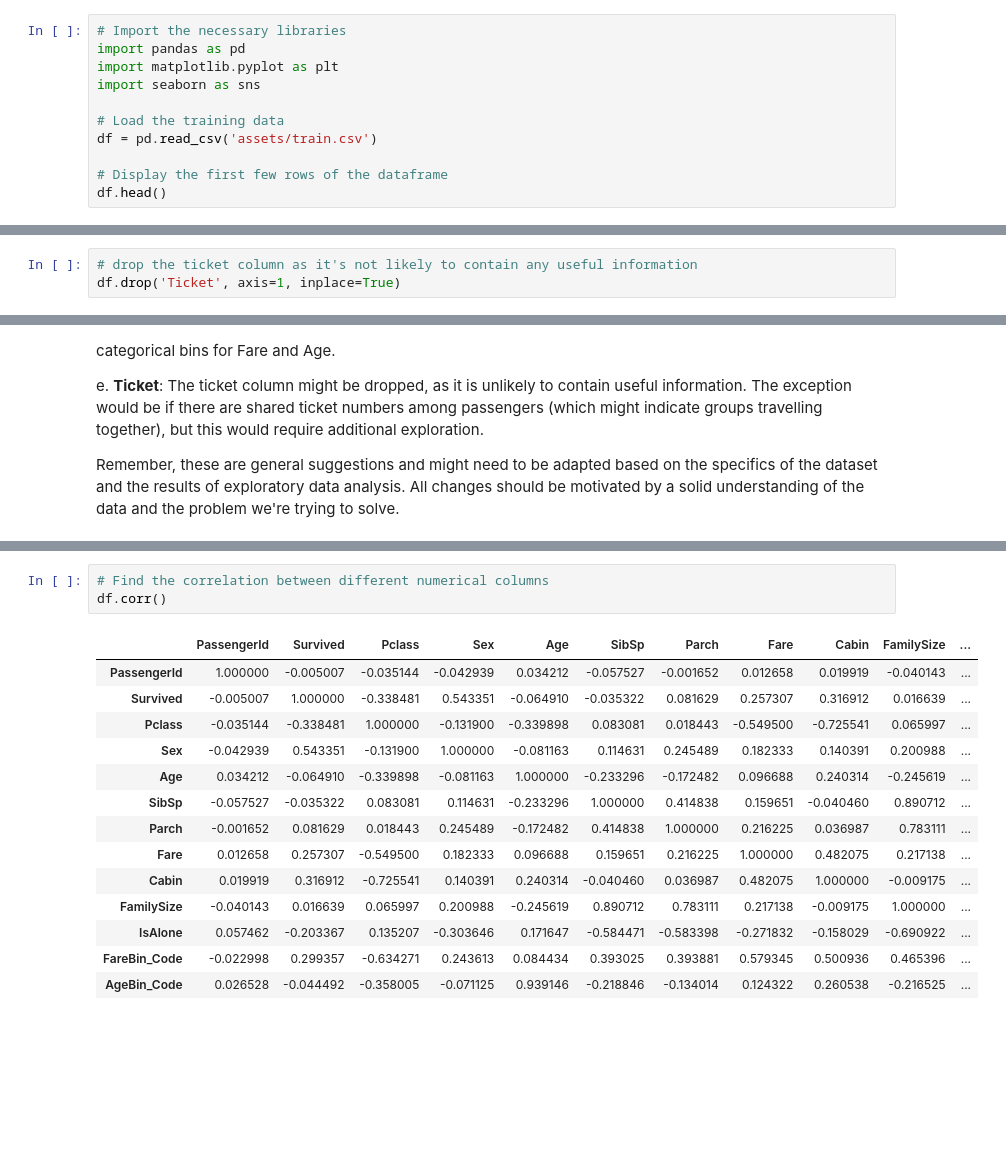
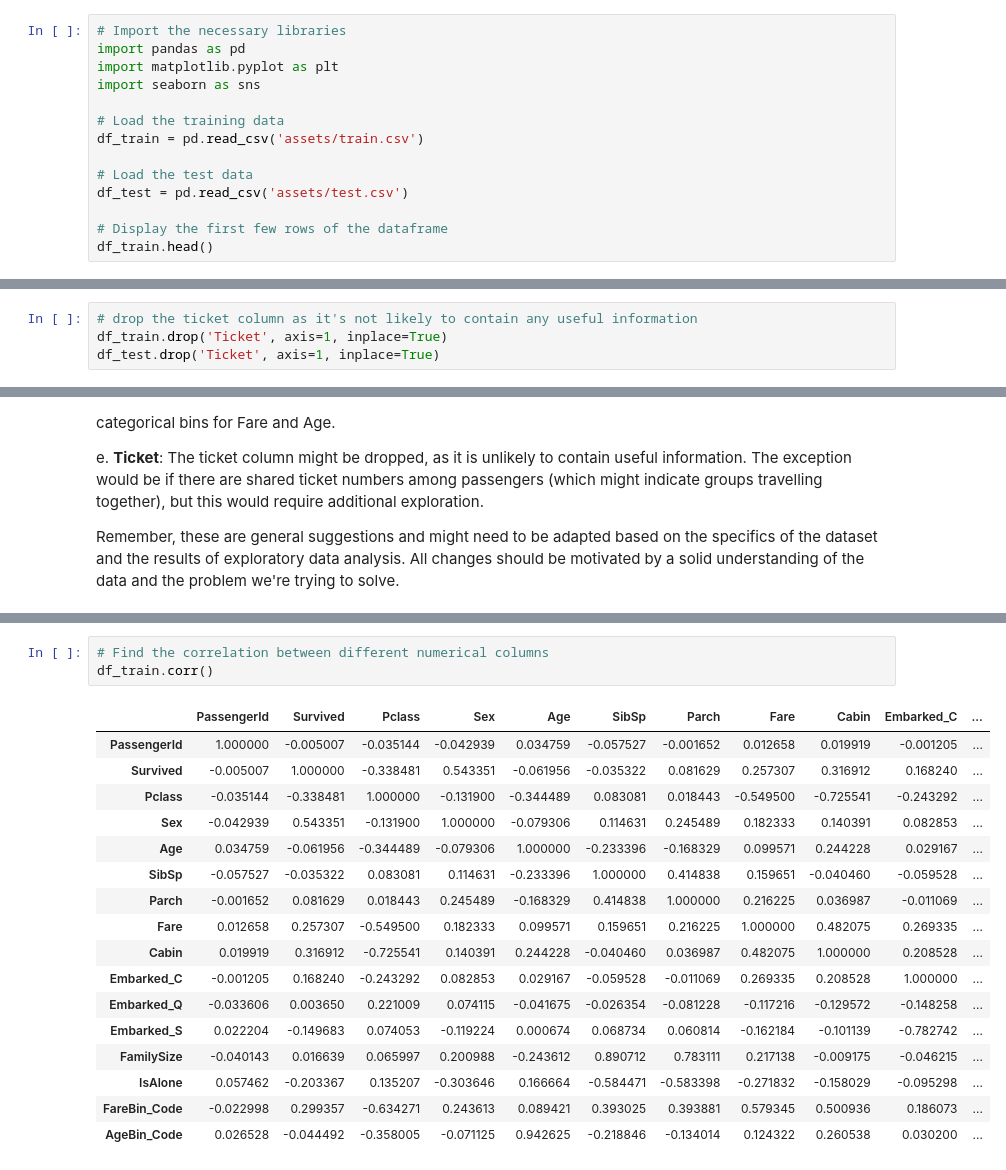
Before and after one commit to dev-ro/machine-learning-projects, a Jupyter notebook: beginner/titanic survival prediction/titanic.ipynb, the cells around one changed output, grey strips where cells are left out. Drawn from its saved outputs; the diff is of its cells as text; blank space fills up the shorter version.

```diff
--- a/beginner/titanic survival prediction/titanic.ipynb
+++ b/beginner/titanic survival prediction/titanic.ipynb
@@ -11,10 +11,13 @@ import matplotlib.pyplot as plt
 import seaborn as sns
 
 # Load the training data
-df = pd.read_csv('assets/train.csv')
+df_train = pd.read_csv('assets/train.csv')
+
+# Load the test data
+df_test = pd.read_csv('assets/test.csv')
 
 # Display the first few rows of the dataframe
-df.head()
+df_train.head()
 # %% [output]
 |  | PassengerId | Survived | Pclass | Name | Sex | Age | SibSp | Parch | Ticket | Fare | ... |
 | 0 | 1 | 0 | 3 | Braund, Mr. Owen Harris | male | 22.0 | 1 | 0 | A/5 21171 | 7.2500 | ... |
@@ -24,7 +27,8 @@ df.head()
 | 4 | 5 | 0 | 3 | Allen, Mr. William Henry | male | 35.0 | 0 | 0 | 373450 | 8.0500 | ... |
 # %%
 # drop the ticket column as it's not likely to contain any useful information
-df.drop('Ticket', axis=1, inplace=True)
+df_train.drop('Ticket', axis=1, inplace=True)
+df_test.drop('Ticket', axis=1, inplace=True)
 # %% [markdown]
 ### We have the training data loaded. The train.csv file contains the details of a subset of the passengers on board the Titanic, along with a Survived column indicating whether each passenger survived the disaster.
 
@@ -174,18 +198,21 @@ df.describe()
 # %%
 # Find the correlation between different numerical columns
-df.corr()
+df_train.corr()
 # %% [output]
-|  | PassengerId | Survived | Pclass | Sex | Age | SibSp | Parch | Fare | Cabin | FamilySize | ... |
-| PassengerId | 1.000000 | -0.005007 | -0.035144 | -0.042939 | 0.034212 | -0.057527 | -0.001652 | 0.012658 | 0.019919 | -0.040143 | ... |
-| Survived | -0.005007 | 1.000000 | -0.338481 | 0.543351 | -0.064910 | -0.035322 | 0.081629 | 0.257307 | 0.316912 | 0.016639 | ... |
-| Pclass | -0.035144 | -0.338481 | 1.000000 | -0.131900 | -0.339898 | 0.083081 | 0.018443 | -0.549500 | -0.725541 | 0.065997 | ... |
-| Sex | -0.042939 | 0.543351 | -0.131900 | 1.000000 | -0.081163 | 0.114631 | 0.245489 | 0.182333 | 0.140391 | 0.200988 | ... |
-| Age | 0.034212 | -0.064910 | -0.339898 | -0.081163 | 1.000000 | -0.233296 | -0.172482 | 0.096688 | 0.240314 | -0.245619 | ... |
-| SibSp | -0.057527 | -0.035322 | 0.083081 | 0.114631 | -0.233296 | 1.000000 | 0.414838 | 0.159651 | -0.040460 | 0.890712 | ... |
-| Parch | -0.001652 | 0.081629 | 0.018443 | 0.245489 | -0.172482 | 0.414838 | 1.000000 | 0.216225 | 0.036987 | 0.783111 | ... |
-| Fare | 0.012658 | 0.257307 | -0.549500 | 0.182333 | 0.096688 | 0.159651 | 0.216225 | 1.000000 | 0.482075 | 0.217138 | ... |
-| Cabin | 0.019919 | 0.316912 | -0.725541 | 0.140391 | 0.240314 | -0.040460 | 0.036987 | 0.482075 | 1.000000 | -0.009175 | ... |
-| FamilySize | -0.040143 | 0.016639 | 0.065997 | 0.200988 | -0.245619 | 0.890712 | 0.783111 | 0.217138 | -0.009175 | 1.000000 | ... |
-| IsAlone | 0.057462 | -0.203367 | 0.135207 | -0.303646 | 0.171647 | -0.584471 | -0.583398 | -0.271832 | -0.158029 | -0.690922 | ... |
-| FareBin_Code | -0.022998 | 0.299357 | -0.634271 | 0.243613 | 0.084434 | 0.393025 | 0.393881 | 0.579345 | 0.500936 | 0.465396 | ... |
-| AgeBin_Code | 0.026528 | -0.044492 | -0.358005 | -0.071125 | 0.939146 | -0.218846 | -0.134014 | 0.124322 | 0.260538 | -0.216525 | ... |
+|  | PassengerId | Survived | Pclass | Sex | Age | SibSp | Parch | Fare | Cabin | Embarked_C | ... |
+| PassengerId | 1.000000 | -0.005007 | -0.035144 | -0.042939 | 0.034759 | -0.057527 | -0.001652 | 0.012658 | 0.019919 | -0.001205 | ... |
+| Survived | -0.005007 | 1.000000 | -0.338481 | 0.543351 | -0.061956 | -0.035322 | 0.081629 | 0.257307 | 0.316912 | 0.168240 | ... |
+| Pclass | -0.035144 | -0.338481 | 1.000000 | -0.131900 | -0.344489 | 0.083081 | 0.018443 | -0.549500 | -0.725541 | -0.243292 | ... |
+| Sex | -0.042939 | 0.543351 | -0.131900 | 1.000000 | -0.079306 | 0.114631 | 0.245489 | 0.182333 | 0.140391 | 0.082853 | ... |
+| Age | 0.034759 | -0.061956 | -0.344489 | -0.079306 | 1.000000 | -0.233396 | -0.168329 | 0.099571 | 0.244228 | 0.029167 | ... |
+| SibSp | -0.057527 | -0.035322 | 0.083081 | 0.114631 | -0.233396 | 1.000000 | 0.414838 | 0.159651 | -0.040460 | -0.059528 | ... |
+| Parch | -0.001652 | 0.081629 | 0.018443 | 0.245489 | -0.168329 | 0.414838 | 1.000000 | 0.216225 | 0.036987 | -0.011069 | ... |
+| Fare | 0.012658 | 0.257307 | -0.549500 | 0.182333 | 0.099571 | 0.159651 | 0.216225 | 1.000000 | 0.482075 | 0.269335 | ... |
+| Cabin | 0.019919 | 0.316912 | -0.725541 | 0.140391 | 0.244228 | -0.040460 | 0.036987 | 0.482075 | 1.000000 | 0.208528 | ... |
+| Embarked_C | -0.001205 | 0.168240 | -0.243292 | 0.082853 | 0.029167 | -0.059528 | -0.011069 | 0.269335 | 0.208528 | 1.000000 | ... |
+| Embarked_Q | -0.033606 | 0.003650 | 0.221009 | 0.074115 | -0.041675 | -0.026354 | -0.081228 | -0.117216 | -0.129572 | -0.148258 | ... |
+| Embarked_S | 0.022204 | -0.149683 | 0.074053 | -0.119224 | 0.000674 | 0.068734 | 0.060814 | -0.162184 | -0.101139 | -0.782742 | ... |
+| FamilySize | -0.040143 | 0.016639 | 0.065997 | 0.200988 | -0.243612 | 0.890712 | 0.783111 | 0.217138 | -0.009175 | -0.046215 | ... |
+| IsAlone | 0.057462 | -0.203367 | 0.135207 | -0.303646 | 0.166664 | -0.584471 | -0.583398 | -0.271832 | -0.158029 | -0.095298 | ... |
+| FareBin_Code | -0.022998 | 0.299357 | -0.634271 | 0.243613 | 0.089421 | 0.393025 | 0.393881 | 0.579345 | 0.500936 | 0.186073 | ... |
+| AgeBin_Code | 0.026528 | -0.044492 | -0.358005 | -0.071125 | 0.942625 | -0.218846 | -0.134014 | 0.124322 | 0.260538 | 0.030200 | ... |
```
Also changed, not shown: parts of 17 cells of this notebook, 2 other files.
